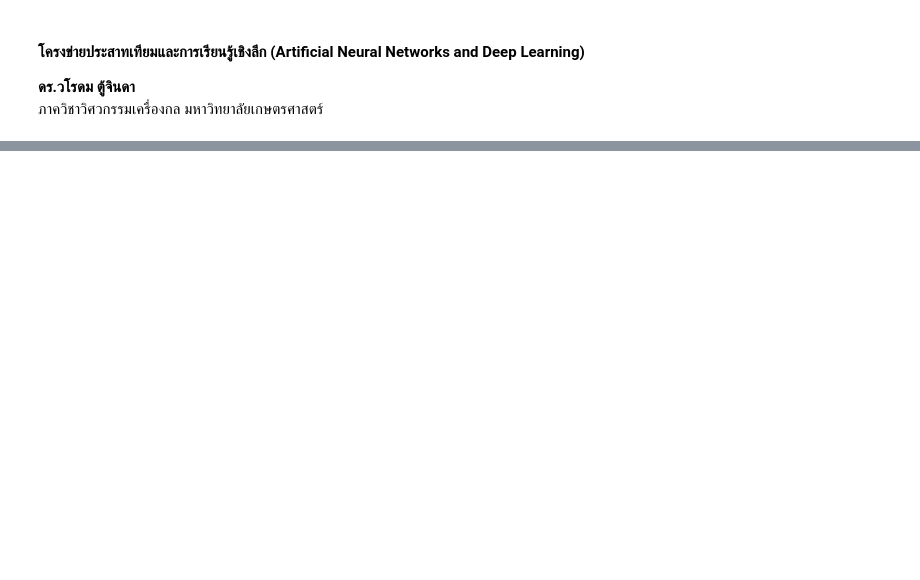
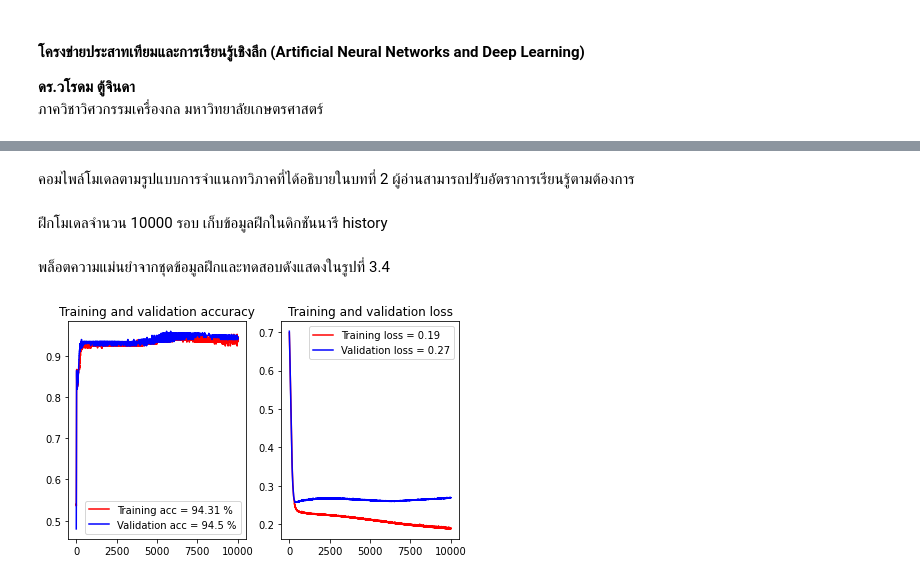
Before and after one commit to dewdotninja/books, a Jupyter notebook: th/anndl/chapter3.ipynb, the cells around one changed output, grey strips where cells are left out. Saved outputs shown, nothing was run; the diff lists cells and outputs as text; code cells hidden in the pictures; blank space fills up the shorter version.

```diff
--- a/th/anndl/chapter3.ipynb
+++ b/th/anndl/chapter3.ipynb
@@ -89,0 +252,40 @@ import tensorflow as tf
+# %%
+model = Sequential([
+    Flatten(input_shape=[2]),
+    Dense(20, activation='relu'),
+    Dense(30, activation = 'relu'),
+    Dense(1, activation = 'sigmoid')
+])
+# %% [markdown]
+คอมไพล์โมเดลตามรูปแบบการจำแนกทวิภาคที่ได้อธิบายในบทที่ 2 ผู้อ่านสามารถปรับอัตราการเรียนรู้ตามต้องการ
+# %%
+model.compile(optimizer=SGD(learning_rate=0.01),loss='binary_crossentropy', metrics=['accuracy'])
+# %% [markdown]
+ฝึกโมเดลจำนวน 10000 รอบ เก็บข้อมูลฝึกในดิกชันนารี history
+# %%
+history = model.fit(train_X, train_Y, epochs=10000, validation_data=(test_X,test_Y),verbose=0)
+# %% [markdown]
+พล็อตความแม่นยำจากชุดข้อมูลฝึกและทดสอบดังแสดงในรูปที่ 3.4
+# %%
+acc=history.history['accuracy']
+val_acc=history.history['val_accuracy']
+loss=history.history['loss']
+val_loss=history.history['val_loss']
+epochs=range(len(acc)) # Get number of epochs
+
+acc_txt = str(round(acc[len(acc)-1]*100,2))
+val_acc_txt = str(round(val_acc[len(val_acc)-1]*100,2))
+
+fig, (ax1, ax2) = plt.subplots(1,2)
+ax1.plot(epochs, acc,'r',epochs,val_acc,'b')
+ax1.set_title('Training and validation accuracy')
+ax1.legend(["Training acc = "+acc_txt+" %","Validation acc = "+val_acc_txt+" %"])
+
+loss_txt = str(round(loss[len(loss)-1],2))
+val_loss_txt = str(round(val_loss[len(val_loss)-1],2))
+
+ax2.plot(epochs, loss, 'r',epochs, val_loss, 'b')
+ax2.legend(["Training loss = "+loss_txt,"Validation loss = "+val_loss_txt])
+ax2.set_title('Training and validation loss');
+# %% [output]
+[figure, added]
```
Also changed, not shown: parts of 36 cells of this notebook.
